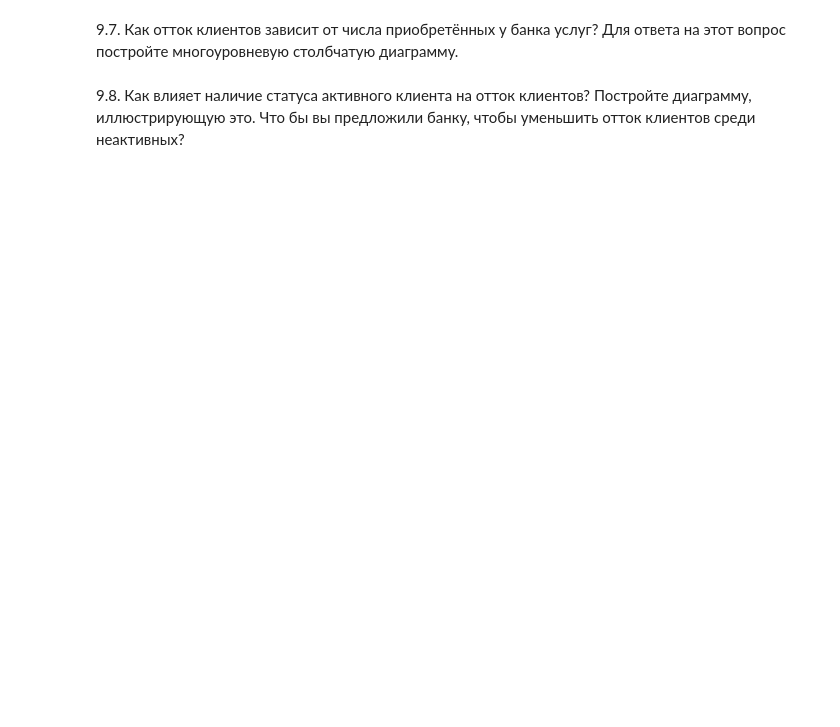
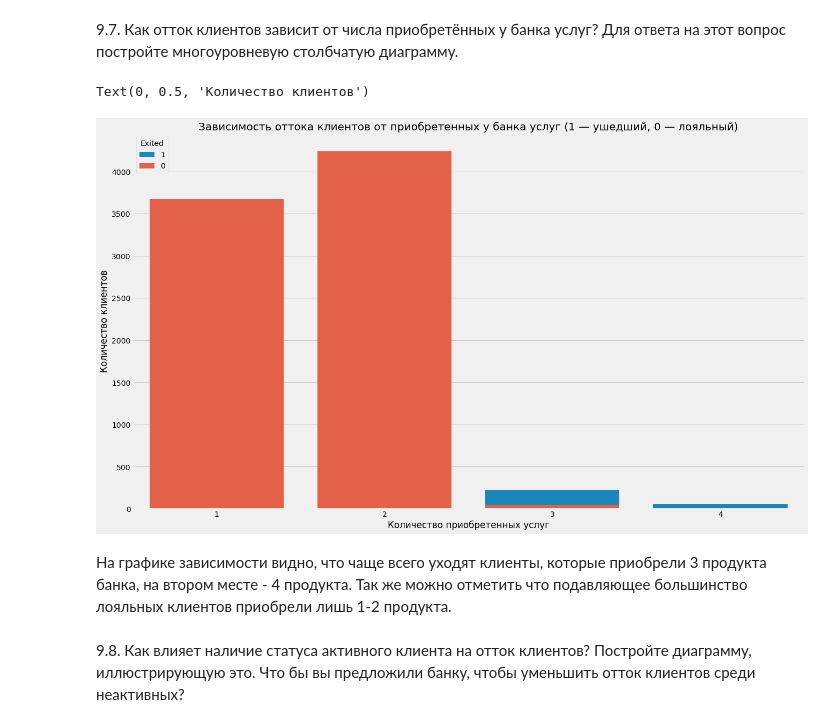
Before and after one commit to malinamedusa/sandbox__sf, a Jupyter notebook: py13/HomeWork.ipynb, the cells around one changed output. Cells and saved outputs as stored; diff of their text form; code cells hidden in the pictures; blank space fills up the shorter version.

```diff
--- a/py13/HomeWork.ipynb
+++ b/py13/HomeWork.ipynb
@@ -182,4 +197,29 @@ Text(0, 0.5, 'Предполагаемая зарплата клиента')
 # %% [markdown]
 9.7. Как отток клиентов зависит от числа приобретённых у банка услуг? Для ответа на этот вопрос постройте многоуровневую столбчатую диаграмму.
+# %%
+data_df = pd.DataFrame(churn_data[['NumOfProducts', 'Exited']].value_counts())
+data_df = data_df.reset_index()
+data_df.columns = ['NumOfProducts', 'Exited', 'counts']
+# data_df
+fig, axes = plt.subplots(figsize=(20, 12))
+barplot = sns.barplot(
+    data=data_df,
+    x='NumOfProducts',
+    y='counts',
+    hue='Exited',
+    hue_order = [1, 0],
+    orient='v',
+    ci=None,
+    dodge=False
+)
+barplot.set_title('Зависимость оттока клиентов от приобретенных у банка услуг '
+                  '(1 — ушедший, 0 — лояльный)', fontsize=20)
+barplot.set_xlabel('Количество приобретенных услуг')
+barplot.set_ylabel('Количество клиентов')
+# %% [output]
+Text(0, 0.5, 'Количество клиентов')
+[figure, added]
+# %% [markdown]
+На графике зависимости видно, что чаще всего уходят клиенты, которые приобрели 3 продукта банка, на втором месте - 4 продукта. Так же можно отметить что подавляющее большинство лояльных клиентов приобрели лишь 1-2 продукта.
 # %% [markdown]
 9.8. Как влияет наличие статуса активного клиента на отток клиентов? Постройте диаграмму, иллюстрирующую это. Что бы вы предложили банку, чтобы уменьшить отток клиентов среди неактивных?
```
Also changed, not shown: parts of 12 cells of this notebook.
